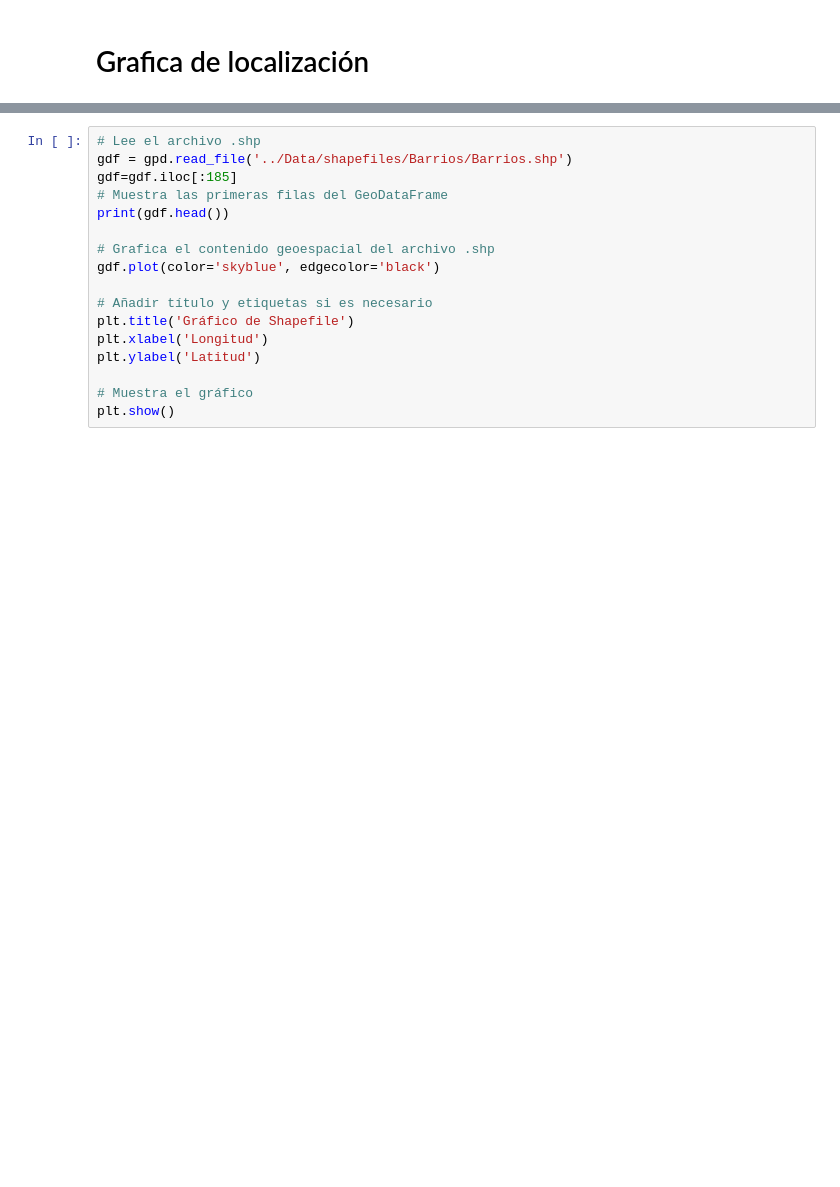
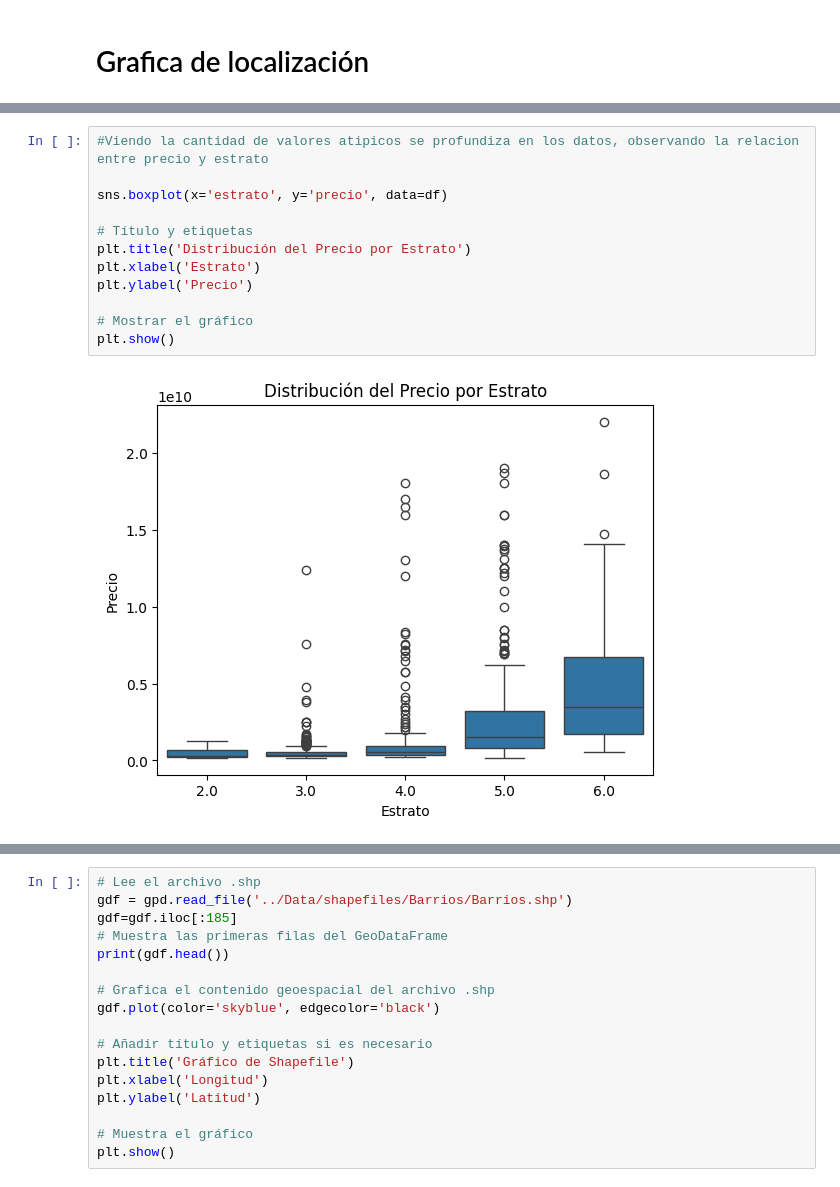
Before and after one commit to randher1/proyecto-analisis-de-datos, a Jupyter notebook: Scripts/exploration.ipynb, the cells around one changed output, grey strips where cells are left out. Cells and saved outputs as stored; diff of their text form; blank space fills up the shorter version.

```diff
--- a/Scripts/exploration.ipynb
+++ b/Scripts/exploration.ipynb
@@ -61,0 +95,14 @@ plt.show()
+# %%
+#Viendo la cantidad de valores atipicos se profundiza en los datos, observando la relacion entre precio y estrato
+
+sns.boxplot(x='estrato', y='precio', data=df)
+
+# Título y etiquetas
+plt.title('Distribución del Precio por Estrato')
+plt.xlabel('Estrato')
+plt.ylabel('Precio')
+
+# Mostrar el gráfico
+plt.show()
+# %% [output]
+[figure, added]
```
Also changed, not shown: parts of 10 cells of this notebook, 8 other files.
